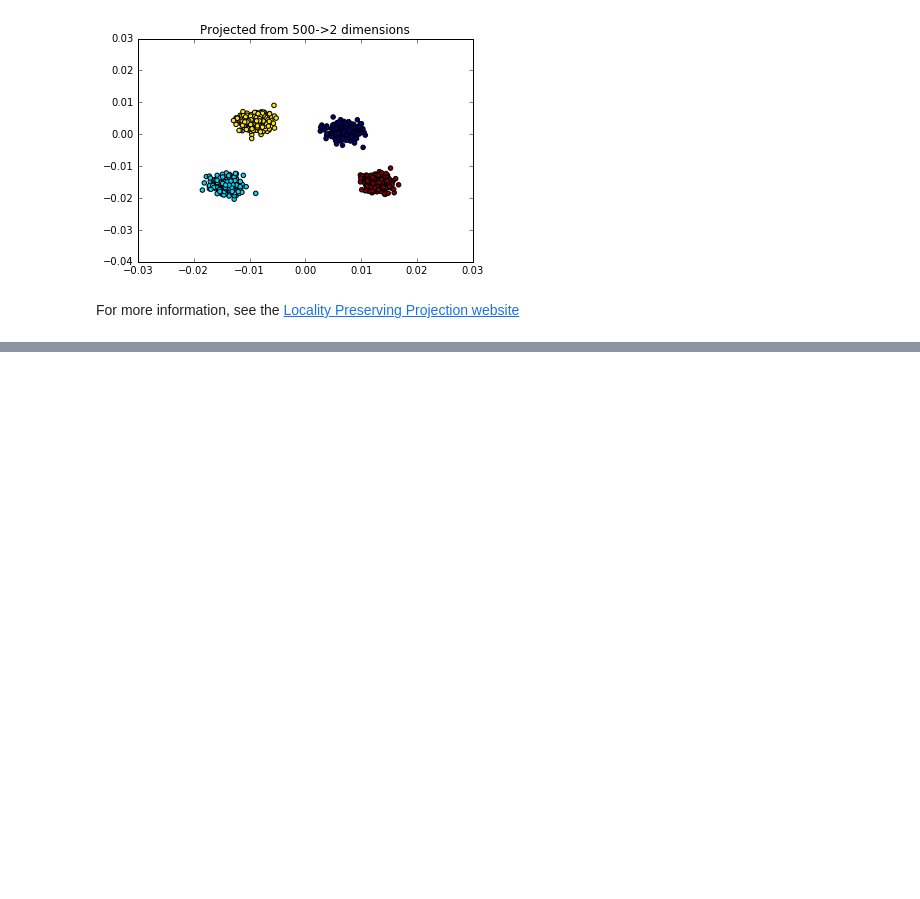
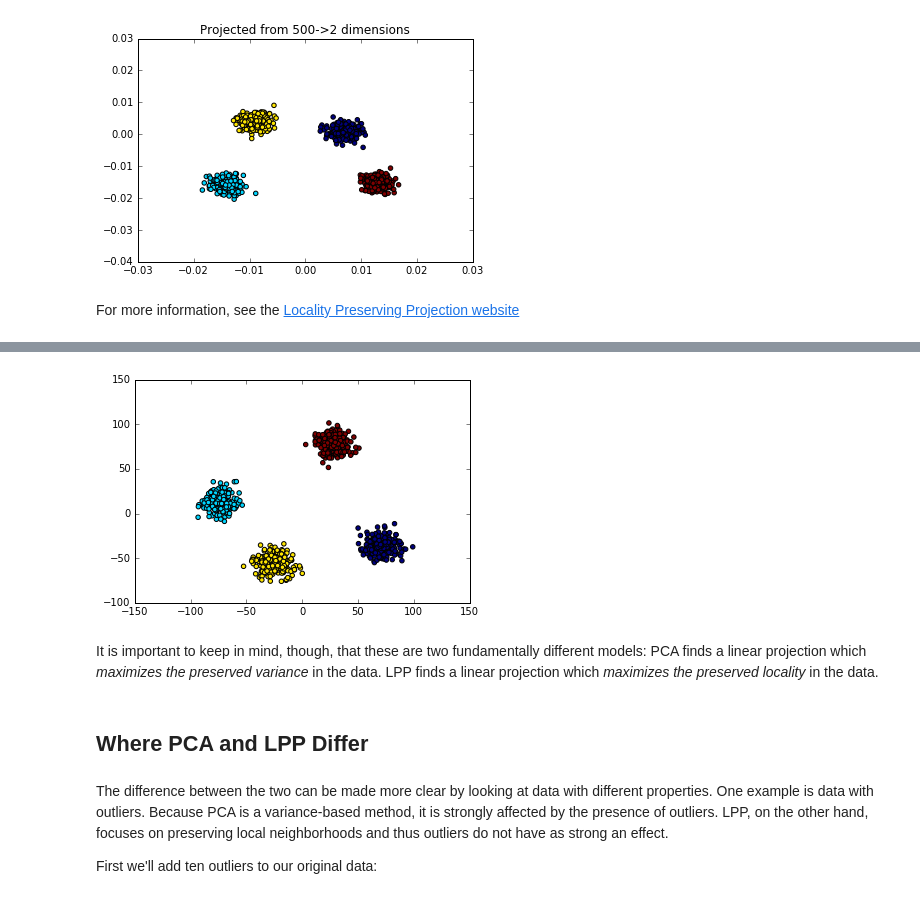
Before and after one commit to jakevdp/lpproj, a Jupyter notebook: Example.ipynb, the cells around one changed output, grey strips where cells are left out. Drawn from its saved outputs; the diff is of its cells as text; code cells hidden in the pictures; blank space fills up the shorter version.

Commit message:
DOC: add PCA comparison to the example notebook

```diff
--- a/Example.ipynb
+++ b/Example.ipynb
@@ -57,0 +62,17 @@ For more information, see the [Locality Preserving Projection website](http://ww
+# %%
+from sklearn.decomposition import PCA
+Xpca = PCA(n_components=2).fit_transform(X)
+plt.scatter(Xpca[:, 0], Xpca[:, 1], c=y);
+# %% [output]
+[figure, added]
+# %% [markdown]
+It is important to keep in mind, though, that these are two fundamentally different models: PCA finds a linear projection which *maximizes the preserved variance* in the data. LPP finds a linear projection which *maximizes the preserved locality* in the data.
+# %% [markdown]
+## Where PCA and LPP Differ
+# %% [markdown]
+The difference between the two can be made more clear by looking at data with different properties.
+One example is data with outliers.
+Because PCA is a variance-based method, it is strongly affected by the presence of outliers.
+LPP, on the other hand, focuses on preserving local neighborhoods and thus outliers do not have as strong an effect.
+
+First we'll add ten outliers to our original data:
```
Also changed, not shown: parts of 5 cells of this notebook.
